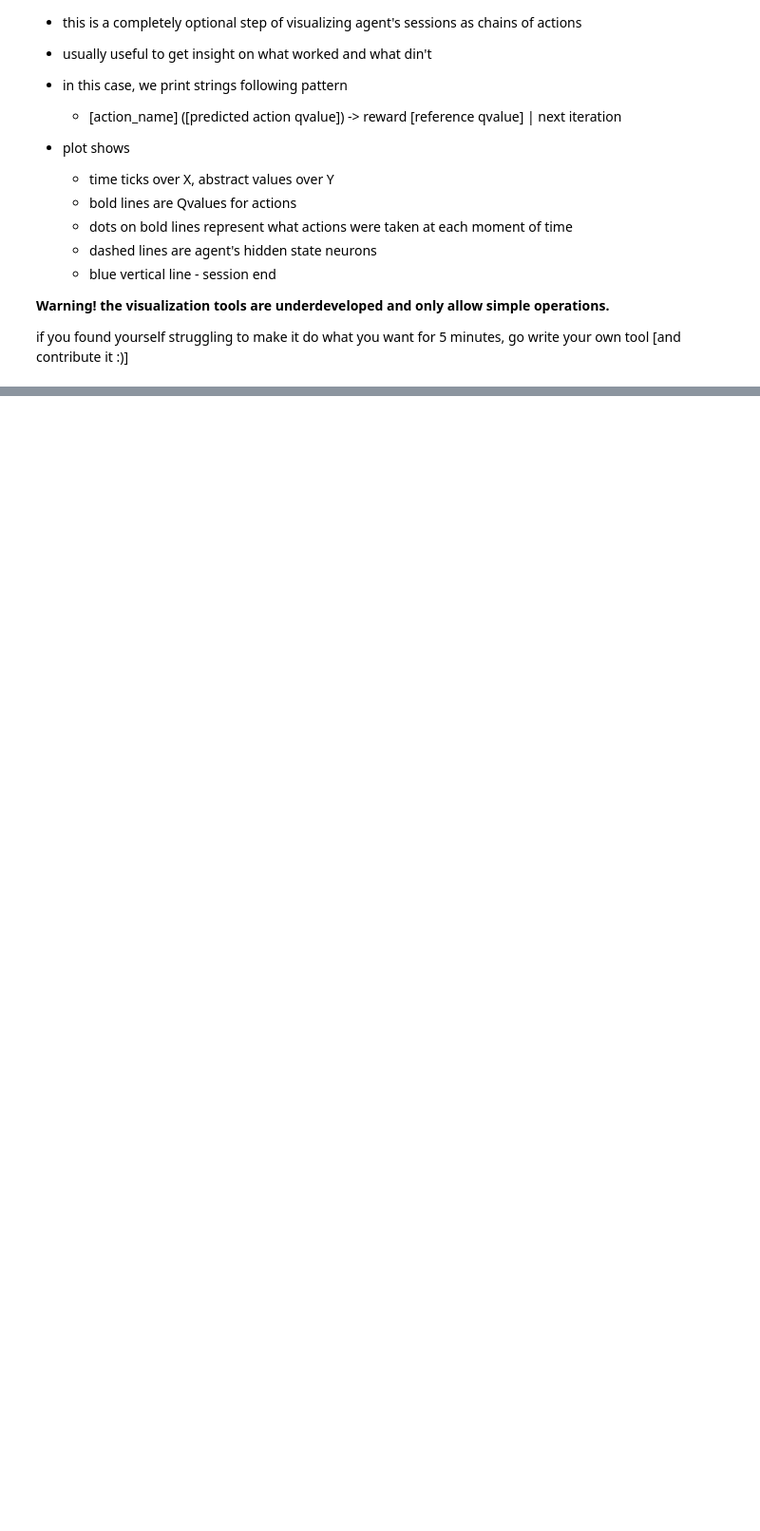
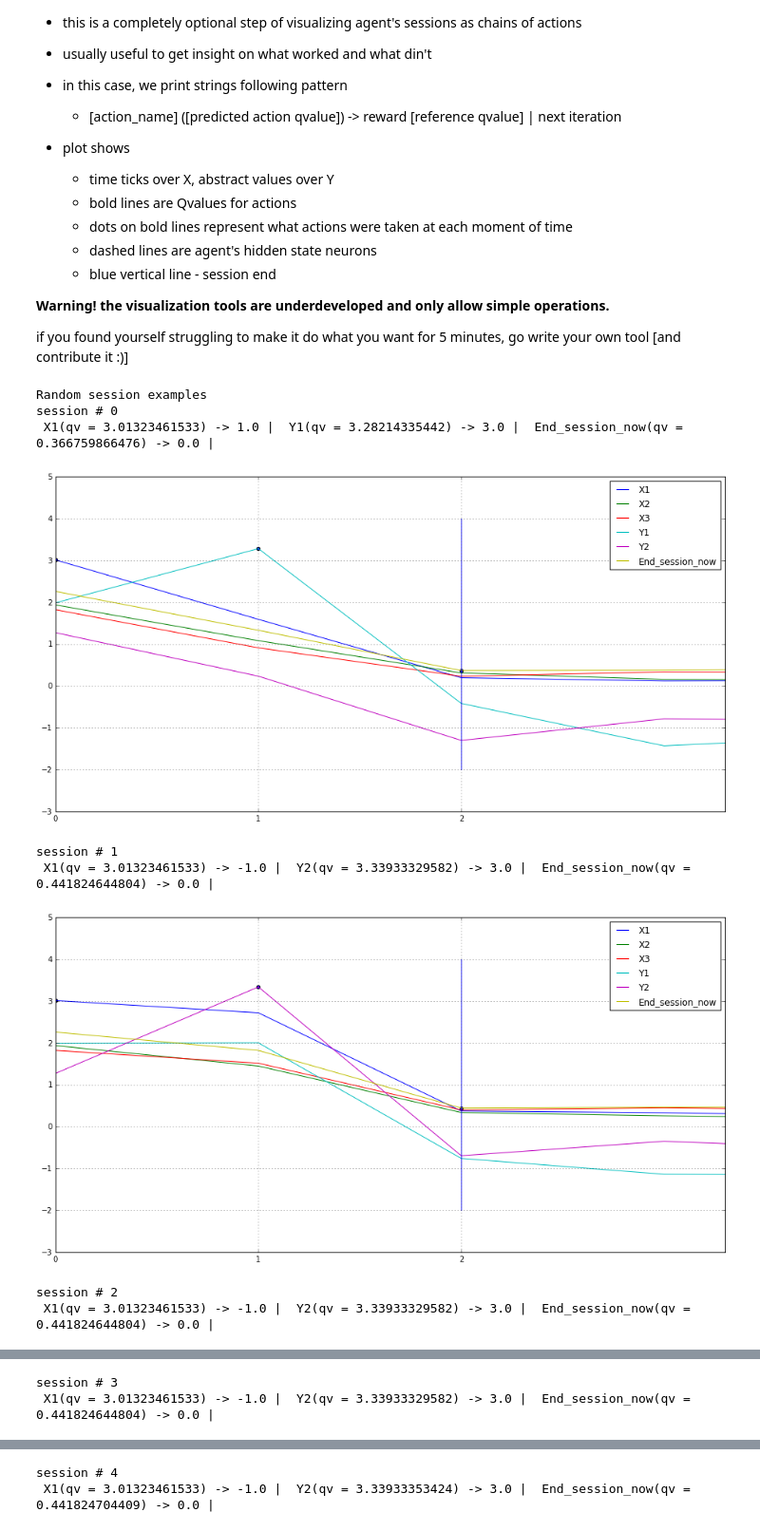
Before and after one commit to yandexdataschool/AgentNet, a Jupyter notebook: examples/Basic tutorial on Boolearn Reasoning problem.ipynb, the cells around one changed output, grey strips where cells are left out. Shown at 95% size. Saved outputs shown, nothing was run; the diff lists cells and outputs as text; code cells hidden in the pictures; blank space fills up the shorter version.

```diff
--- a/examples/Basic tutorial on Boolearn Reasoning problem.ipynb
+++ b/examples/Basic tutorial on Boolearn Reasoning problem.ipynb
@@ -297,5 +392,15 @@ def display_sessions(with_plots = False):
 # %%
 resolver.epsilon.set_value(np.float32(0.))
 print("Random session examples")
-env.generate_new_data_batch(10)
+env.generate_new_data_batch(5)
 display_sessions(with_plots=True)
+# %% [output]
+Random session examples
+session # 0
+ X1(qv = 3.01323461533) -> 1.0 |  Y1(qv = 3.28214335442) -> 3.0 |  End_session_now(qv = 0.366759866476) -> 0.0 |
+[figure, added]
+session # 1
+ X1(qv = 3.01323461533) -> -1.0 |  Y2(qv = 3.33933329582) -> 3.0 |  End_session_now(qv = 0.441824644804) -> 0.0 |
+[figure, added]
+session # 2
+ X1(qv = 3.01323461533) -> -1.0 |  Y2(qv = 3.33933329582) -> 3.0 |  End_session_now(qv = 0.441824644804) -> 0.0 |
@@ -301,0 +408,2 @@ display_sessions(with_plots=True)
+session # 3
+ X1(qv = 3.01323461533) -> -1.0 |  Y2(qv = 3.33933329582) -> 3.0 |  End_session_now(qv = 0.441824644804) -> 0.0 |
@@ -301,0 +411,2 @@ display_sessions(with_plots=True)
+session # 4
+ X1(qv = 3.01323461533) -> -1.0 |  Y2(qv = 3.33933353424) -> 3.0 |  End_session_now(qv = 0.441824704409) -> 0.0 |
```
Also changed, not shown: parts of 7 cells of this notebook.
